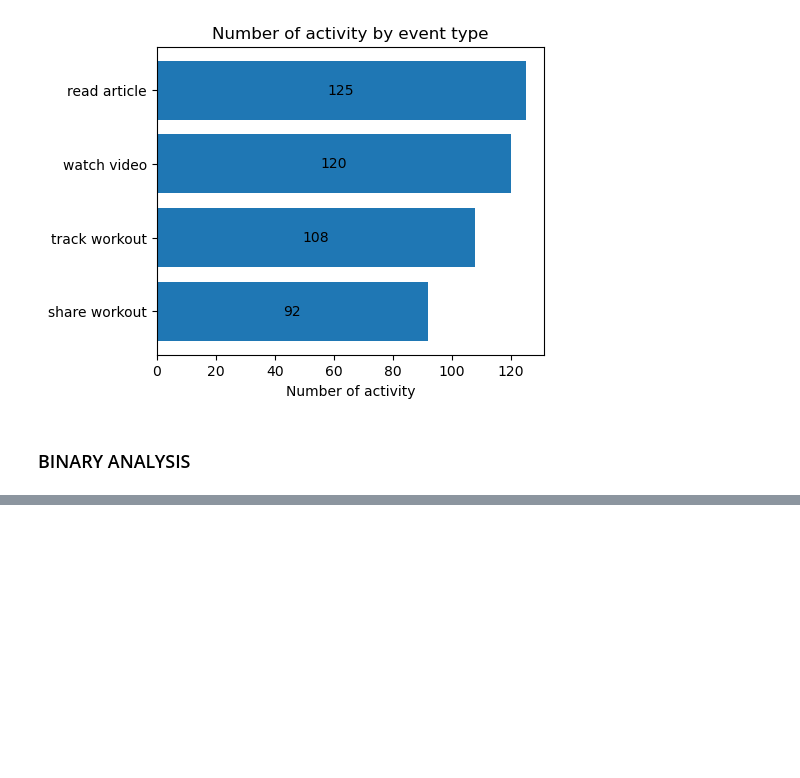
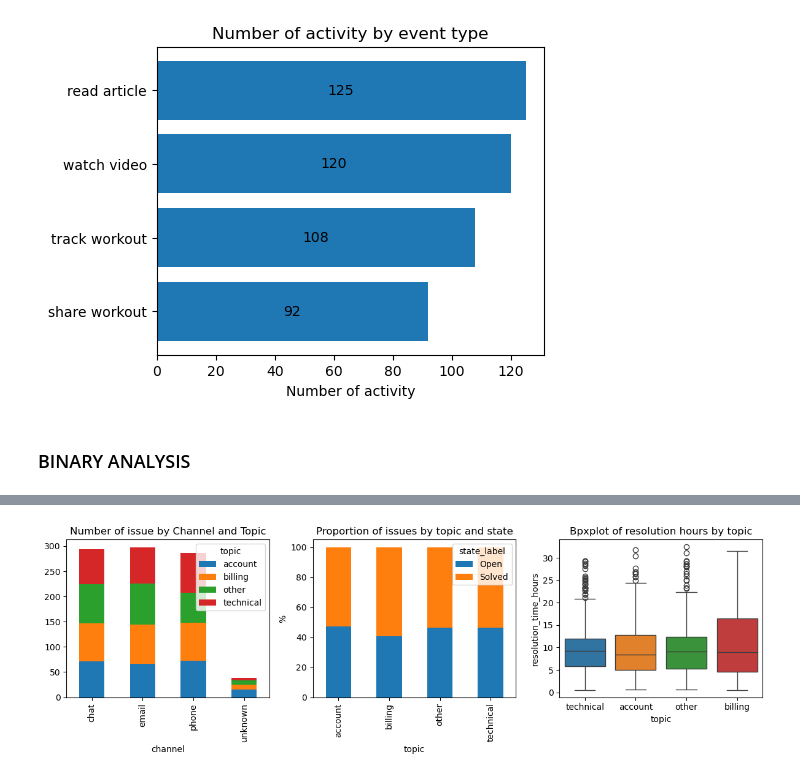
Before and after one commit to AJR-21/Data_Analytics_Portafolio, a Jupyter notebook: churn_analysis/notebook/exploratory_analysis.ipynb, the cells around one changed output, grey strips where cells are left out. Drawn from its saved outputs; the diff is of its cells as text; code cells hidden in the pictures; blank space fills up the shorter version.

```diff
--- a/churn_analysis/notebook/exploratory_analysis.ipynb
+++ b/churn_analysis/notebook/exploratory_analysis.ipynb
@@ -191,0 +210,25 @@ plt.show()
+# %%
+#Customer support table
+#Set the layout
+fig4, ax4 = plt.subplots(1, 3, figsize = (12, 4))
+
+#NUmber of issues by channel and topic
+pivot = pd.pivot_table(data = customer_support, index = 'channel', columns = 'topic', values='user_id', aggfunc='count')
+pivot.plot(kind = 'bar', stacked = True, ax = ax4[0])
+ax4[0].set_title('Number of issue by Channel and Topic')
+
+#Number of issues by topic and state
+pivot_state = pd.pivot_table(data = customer_support, index = 'topic', columns = 'state_label', values = 'user_id', aggfunc='count')
+pivot_state_pct = pivot_state.div(pivot_state.sum(axis = 1), axis = 0)*100
+pivot_state_pct.plot(kind = 'bar', stacked = True, ax = ax4[1])
+ax4[1].set_title('Proportion of issues by topic and state')
+ax4[1].set_ylabel('%')
+
+#Boxplot of resolution time hours by topic
+sns.boxplot(data = customer_support, x = 'topic', y = 'resolution_time_hours', hue = 'topic', ax  =ax4[2])
+ax4[2].set_title('Bpxplot of resolution hours by topic')
+#Show
+plt.tight_layout()
+plt.show()
+# %% [output]
+[figure, added]
```
Also changed, not shown: parts of 3 cells of this notebook.
